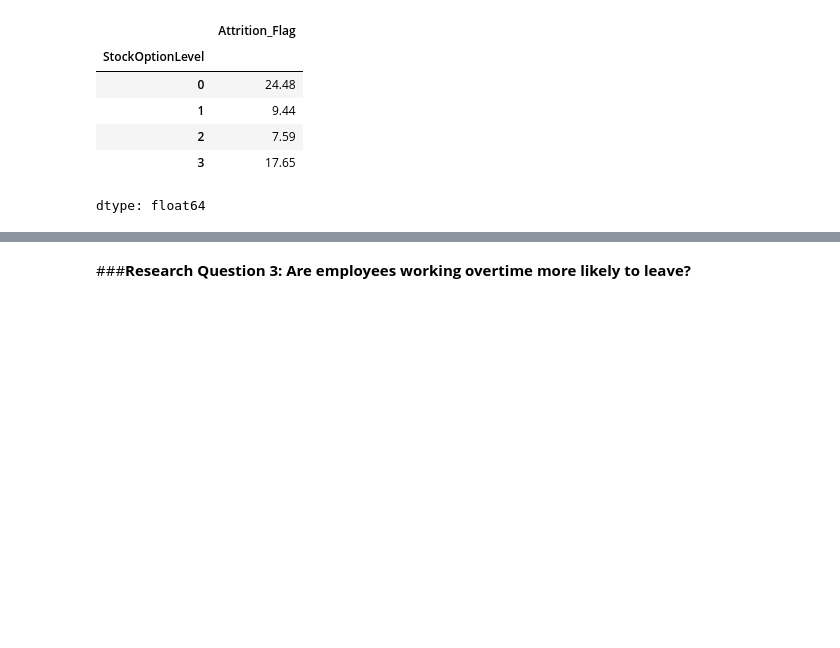
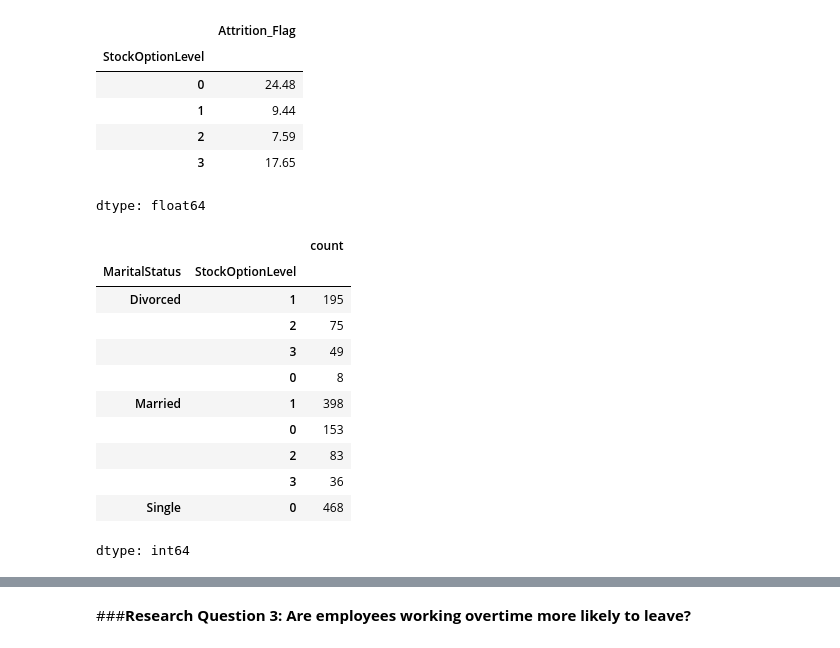
Before and after one commit to Jamieho1602/IBM-HR-Analytics-Overview, a Jupyter notebook: IBM_HR_Analytics.ipynb, the cells around one changed output, grey strips where cells are left out. Drawn from its saved outputs; the diff is of its cells as text; code cells hidden in the pictures; blank space fills up the shorter version.

```diff
--- a/IBM_HR_Analytics.ipynb
+++ b/IBM_HR_Analytics.ipynb
@@ -754,3 +766,21 @@ Objective: To compare employee attrition rates across different stock option lev
 | 2 | 7.59 |
 | 3 | 17.65 |
 dtype: float64
+# %%
+# Research Question 2.6 - Additional Analysis
+# Examine stock option distribution by marital status
+
+hr_data.groupby('MaritalStatus')['StockOptionLevel'].value_counts()
+# %% [output]
+|  |  | count |
+| MaritalStatus | StockOptionLevel |  |
+| Divorced | 1 | 195 |
+|  | 2 | 75 |
+|  | 3 | 49 |
+|  | 0 | 8 |
+| Married | 1 | 398 |
+|  | 0 | 153 |
+|  | 2 | 83 |
+|  | 3 | 36 |
+| Single | 0 | 468 |
+dtype: int64
```
Also changed, not shown: parts of 10 cells of this notebook.
